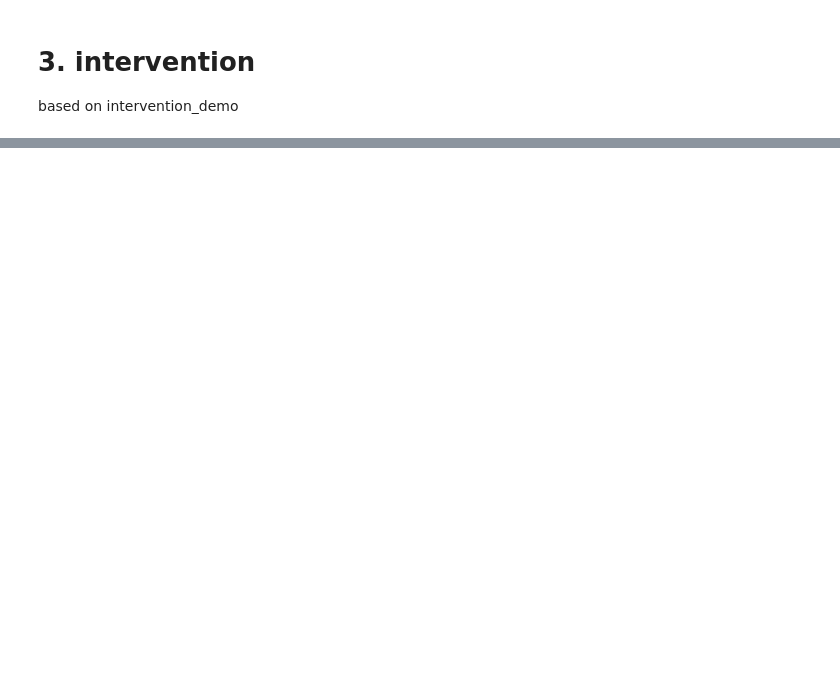
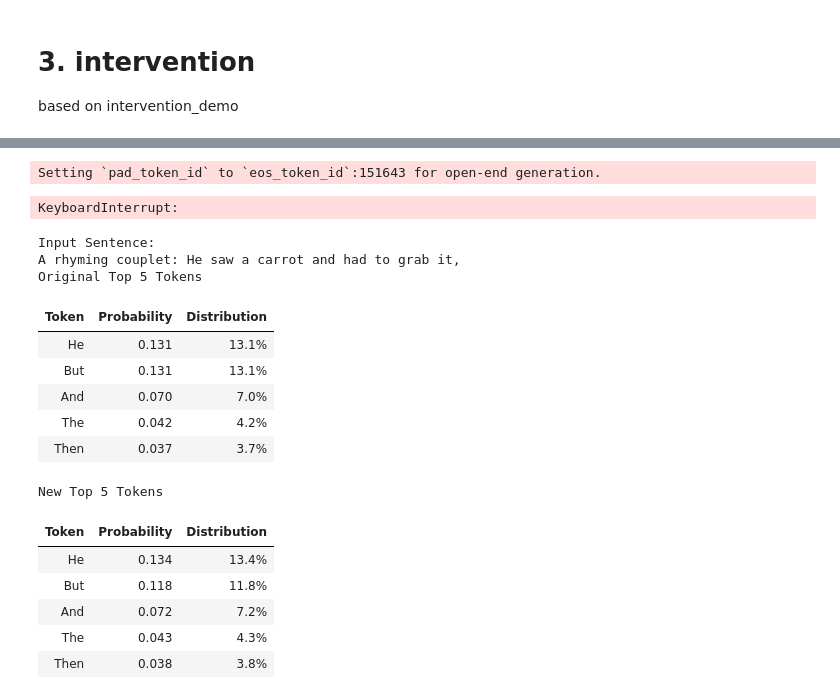
Before and after one commit to sirichada/circuit-tracer, a Jupyter notebook: demos/poetry_demo_qwen3_4b.ipynb, the cells around one changed output, grey strips where cells are left out. Saved outputs shown, nothing was run; the diff lists cells and outputs as text; code cells hidden in the pictures; blank space fills up the shorter version.

```diff
--- a/demos/poetry_demo_qwen3_4b.ipynb
+++ b/demos/poetry_demo_qwen3_4b.ipynb
@@ -309,22 +507,42 @@ from circuit_tracer.utils.demo_utils import display_generations_comparison
 
 # suppress both candidate features at the newline position (-1)
 intervention_tuples = [
-    (14, -1, 15021, 0.0), # L14F15021 - phrases that begin a line of poetry
+    (4, -1, 144104, 0.0),
+    (5, -1, 81584, 0.0),
+    (15, -1, 17068, 0.0),
+    (17, -1, 96218, 0.0),
+    (18, -1, 142989, 0.0),
 ]
 
 pre = [model.feature_intervention_generate(s, [], do_sample=False, verbose=False)[0]]
 post = [model.feature_intervention_generate(s, intervention_tuples, do_sample=False, verbose=False)[0]]
 
 display_generations_comparison(s, pre, post)
+# %% [output]
+Setting `pad_token_id` to `eos_token_id`:151643 for open-end generation.
+KeyboardInterrupt:
-# %%
-from circuit_tracer.utils.demo_utils import display_generations_comparison
-
-# suppress both candidate features at the newline position (-1)
-intervention_tuples = [
-    (14, -1, 15021, 0.0), # L14F15021 - phrases that begin a line of poetry
-]
-
-pre = [model.feature_intervention_generate(s, [], do_sample=False, verbose=False)[0]]
-post = [model.feature_intervention_generate(s, intervention_tuples, do_sample=False, verbose=False)[0]]
-
-display_generations_comparison(s, pre, post)
+# %%
+s = "A rhyming couplet:\nHe saw a carrot and had to grab it,\n"
+
+with torch.no_grad():
+    original_logits, _ = model.feature_intervention(s, [])
+    new_logits, _ = model.feature_intervention(s, intervention_tuples)
+
+display_topk_token_predictions(s, original_logits, new_logits)
+# %% [output]
+Input Sentence:
+A rhyming couplet: He saw a carrot and had to grab it,
+Original Top 5 Tokens
+| Token | Probability | Distribution |
+| He | 0.131 | 13.1% |
+| But | 0.131 | 13.1% |
+| And | 0.070 | 7.0% |
+| The | 0.042 | 4.2% |
+| Then | 0.037 | 3.7% |
+New Top 5 Tokens
+| Token | Probability | Distribution |
+| He | 0.134 | 13.4% |
+| But | 0.118 | 11.8% |
+| And | 0.072 | 7.2% |
+| The | 0.043 | 4.3% |
+| Then | 0.038 | 3.8% |
```
Also changed, not shown: parts of 22 cells of this notebook, 2 other files.
